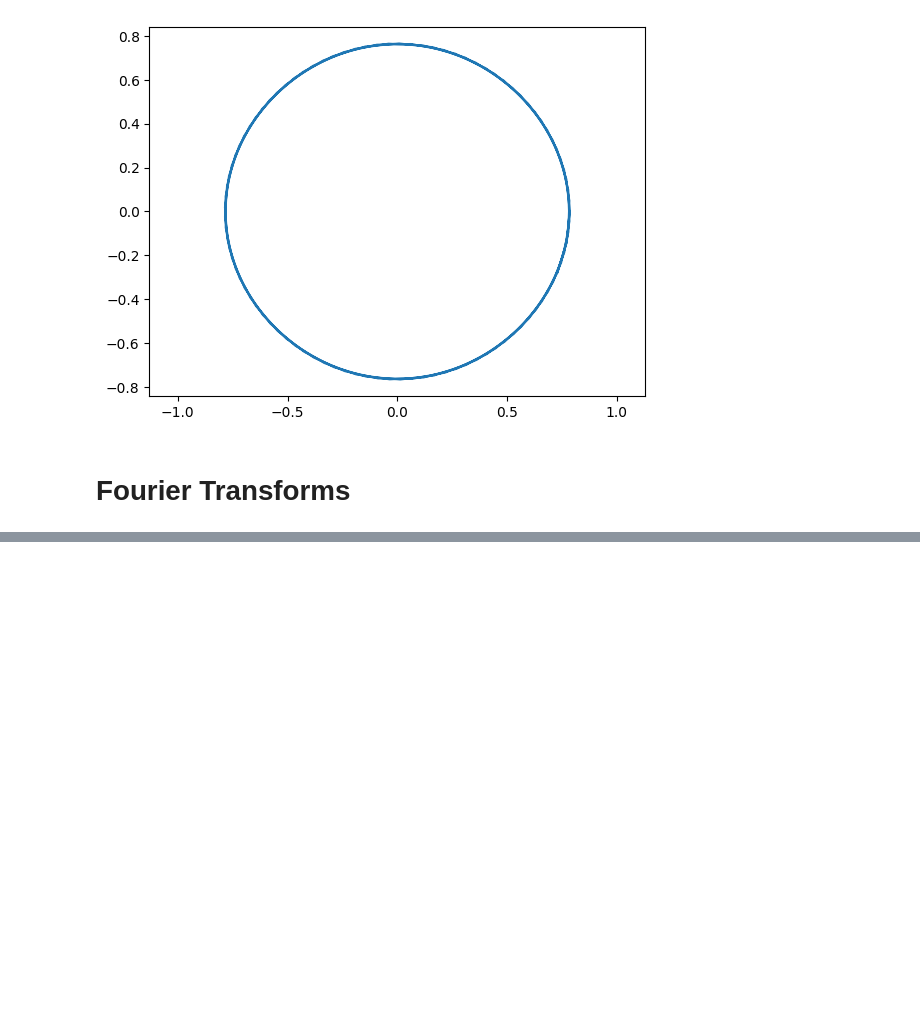
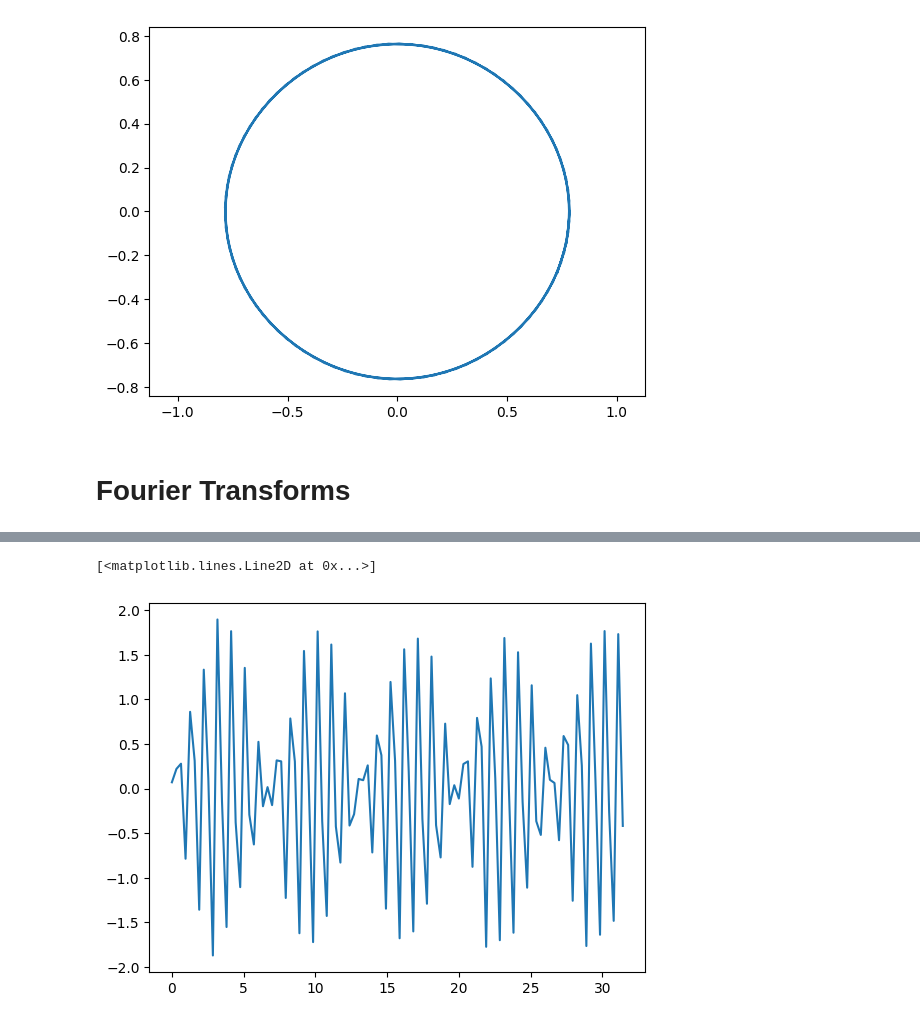
Before and after one commit to ashleysharp/codespaces-jupyter, a Jupyter notebook: notebooks/scipy.ipynb, the cells around one changed output, grey strips where cells are left out. Drawn from its saved outputs; the diff is of its cells as text; code cells hidden in the pictures; blank space fills up the shorter version.

```diff
--- a/notebooks/scipy.ipynb
+++ b/notebooks/scipy.ipynb
@@ -398,0 +406,7 @@ plt.axis('equal')
+# %%
+t = np.linspace(0, 10*np.pi, 100)
+x = np.sin(2*np.pi*x) + np.sin(4*np.pi*x) + 0.1*np.random.randn(len(x))
+plt.plot(t, x)
+# %% [output]
+[<matplotlib.lines.Line2D at 0x...>]
+[figure, added]
```
Also changed, not shown: parts of 5 cells of this notebook.
